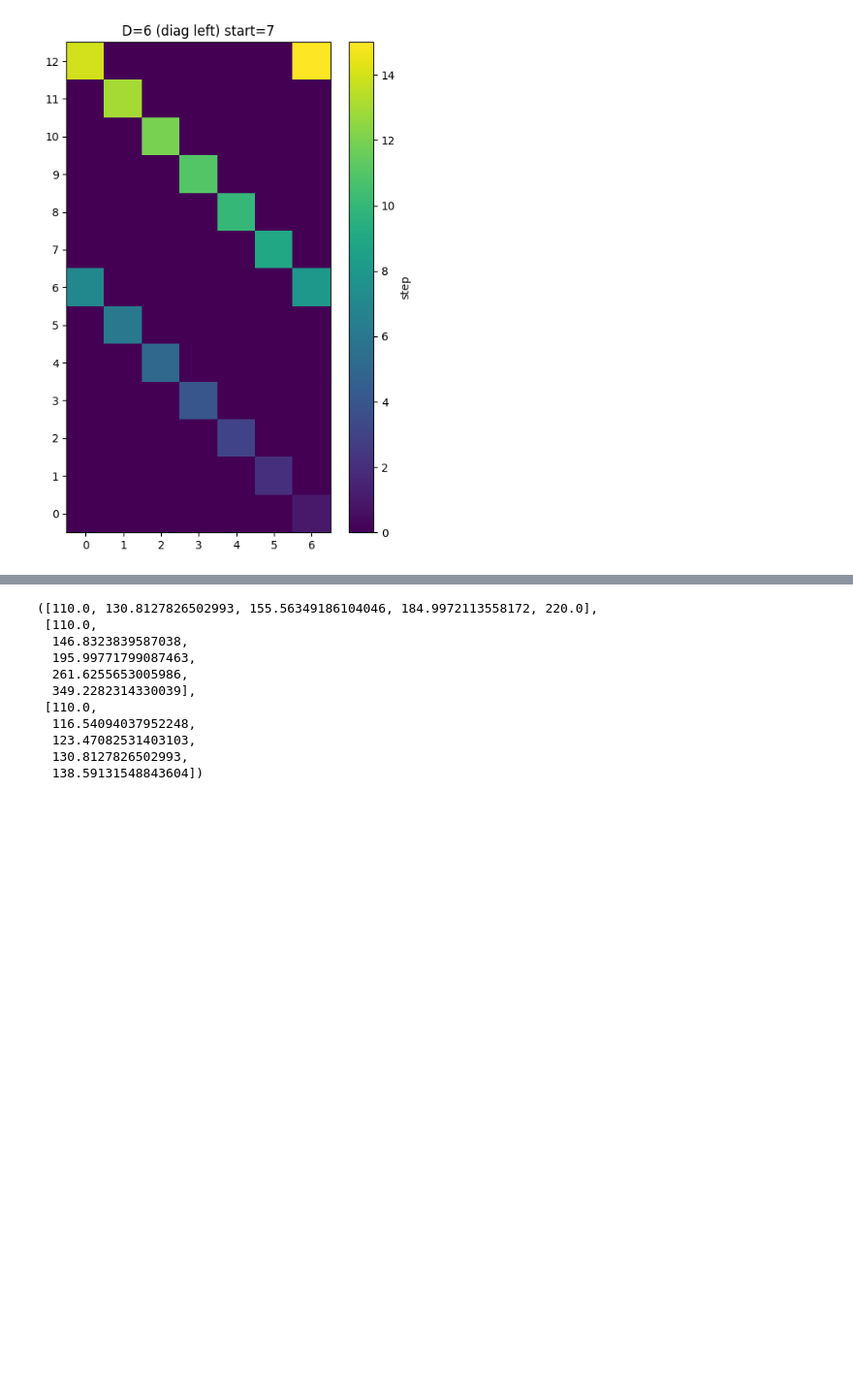
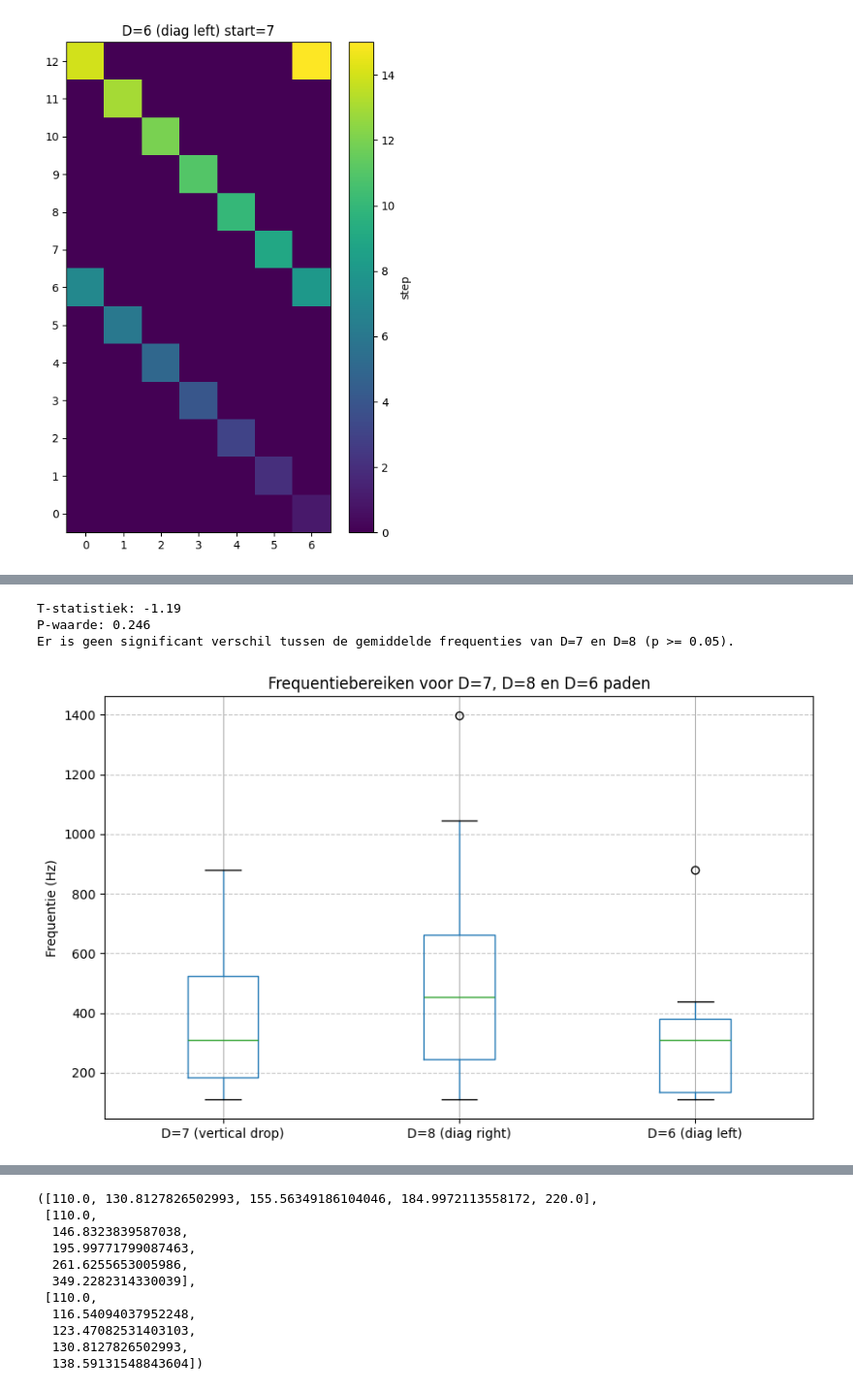
Before and after one commit to goija/vortexarcheologie_v72, a Jupyter notebook: ELSmapping.ipynb, the cells around one changed output, grey strips where cells are left out. Shown at 97% size. Cells and saved outputs as stored; diff of their text form; code cells hidden in the pictures; blank space fills up the shorter version.

```diff
--- a/ELSmapping.ipynb
+++ b/ELSmapping.ipynb
@@ -87,0 +164,41 @@ plot_path(seq_D6, X, Y, "D=6 (diag left) start=7")
+# %%
+from scipy import stats
+
+# Voer een onafhankelijke t-test uit
+t_statistic, p_value = stats.ttest_ind(freqs7, freqs8)
+
+print(f"T-statistiek: {t_statistic:.2f}")
+print(f"P-waarde: {p_value:.3f}")
+
+# Interpretatie van de p-waarde
+alpha = 0.05  # Significantieniveau
+
+if p_value < alpha:
+    print("Er is een significant verschil tussen de gemiddelde frequenties van D=7 en D=8 (p < 0.05).")
+else:
+    print("Er is geen significant verschil tussen de gemiddelde frequenties van D=7 en D=8 (p >= 0.05).")
+# %% [output]
+T-statistiek: -1.19
+P-waarde: 0.246
+Er is geen significant verschil tussen de gemiddelde frequenties van D=7 en D=8 (p >= 0.05).
+# %%
+import matplotlib.pyplot as plt
+import pandas as pd
+
+# Combine frequencies into a DataFrame for easier plotting
+data_for_boxplot = {
+    'D=7 (vertical drop)': freqs7,
+    'D=8 (diag right)': freqs8,
+    'D=6 (diag left)': freqs6
+}
+
+df_freqs = pd.DataFrame(dict([(k, pd.Series(v)) for k, v in data_for_boxplot.items()]))
+
+plt.figure(figsize=(10, 6))
+df_freqs.boxplot()
+plt.title('Frequentiebereiken voor D=7, D=8 en D=6 paden')
+plt.ylabel('Frequentie (Hz)')
+plt.grid(axis='y', linestyle='--', alpha=0.7)
+plt.show()
+# %% [output]
+[figure, added]
```
Also changed, not shown: parts of 11 cells of this notebook.
